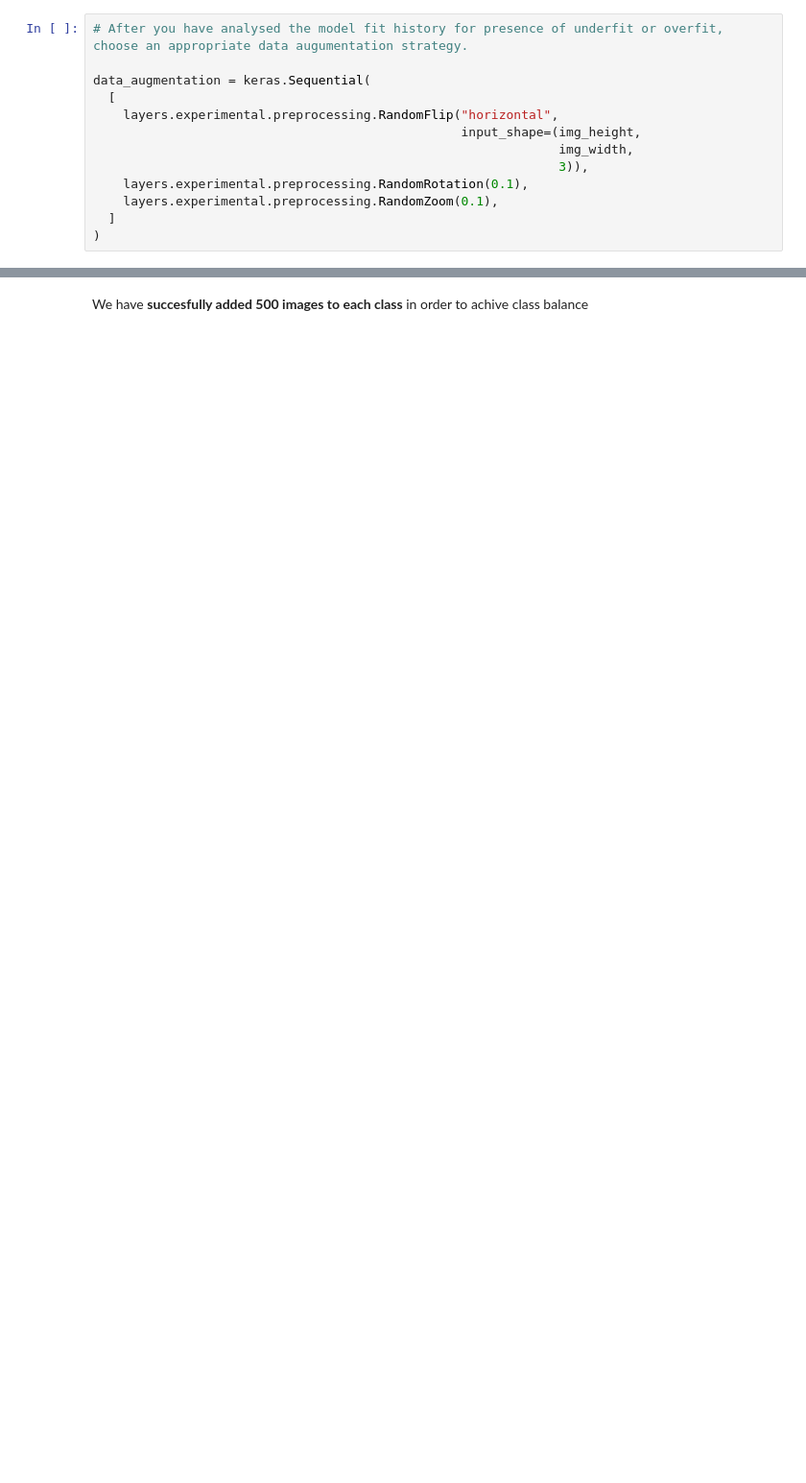
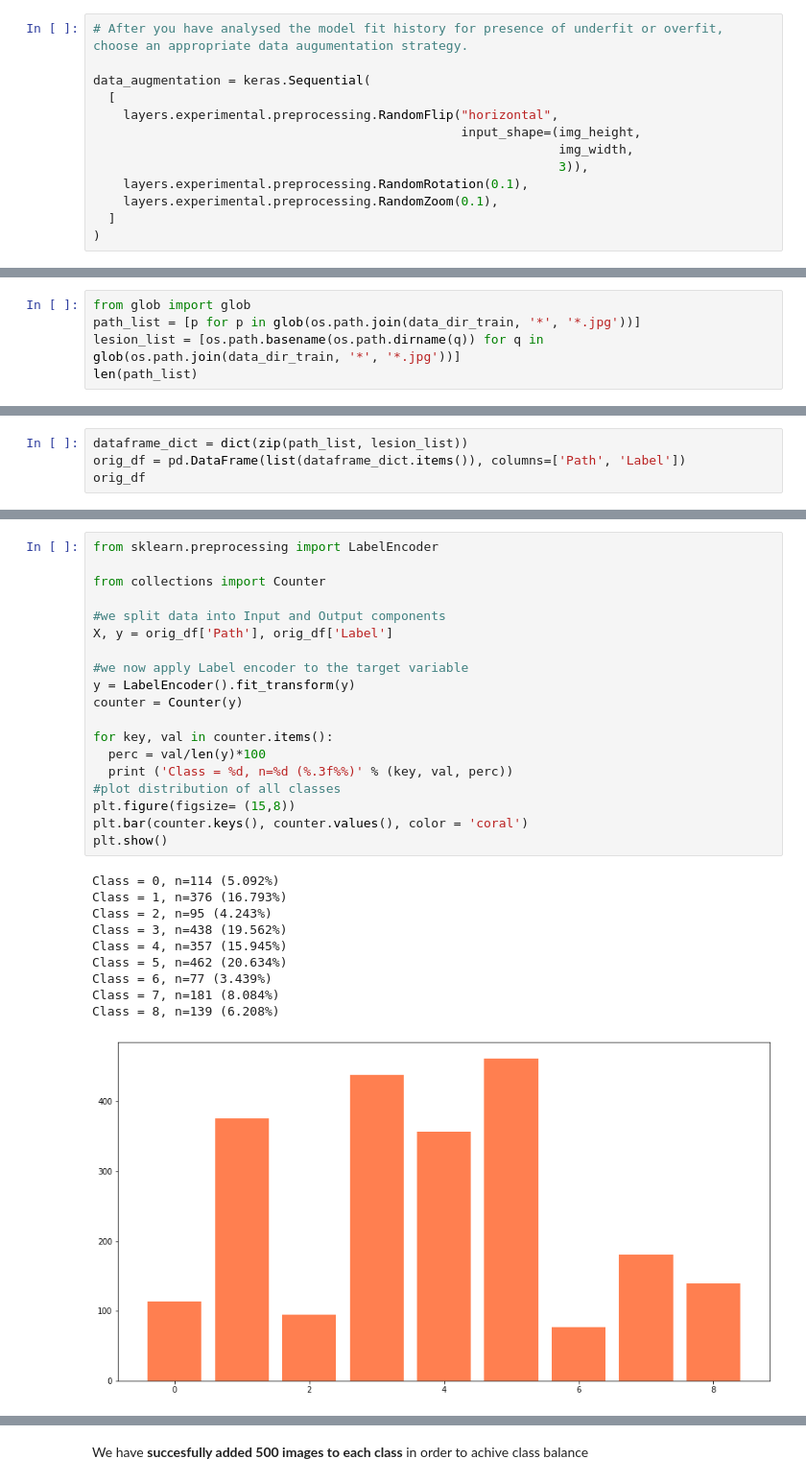
Before and after one commit to iamchrisanne/melanoma-CNN-prediction, a Jupyter notebook: chrisanne_nn.ipynb, the cells around one changed output, grey strips where cells are left out. Shown at 96% size. Cells and saved outputs as stored; diff of their text form; blank space fills up the shorter version.

```diff
--- a/chrisanne_nn.ipynb
+++ b/chrisanne_nn.ipynb
@@ -480,0 +481,5 @@ plt.show()
+# %%
+from glob import glob
+path_list = [p for p in glob(os.path.join(data_dir_train, '*', '*.jpg'))]
+lesion_list = [os.path.basename(os.path.dirname(q)) for q in glob(os.path.join(data_dir_train, '*', '*.jpg'))]
+len(path_list)
@@ -480,0 +488,4 @@ plt.show()
+# %%
+dataframe_dict = dict(zip(path_list, lesion_list))
+orig_df = pd.DataFrame(list(dataframe_dict.items()), columns=['Path', 'Label'])
+orig_df
@@ -480,0 +508,30 @@ plt.show()
+# %%
+from sklearn.preprocessing import LabelEncoder
+
+from collections import Counter
+
+#we split data into Input and Output components
+X, y = orig_df['Path'], orig_df['Label']
+
+#we now apply Label encoder to the target variable
+y = LabelEncoder().fit_transform(y)
+counter = Counter(y)
+
+for key, val in counter.items():
+  perc = val/len(y)*100
+  print ('Class = %d, n=%d (%.3f%%)' % (key, val, perc))
+#plot distribution of all classes
+plt.figure(figsize= (15,8))
+plt.bar(counter.keys(), counter.values(), color = 'coral')
+plt.show()
+# %% [output]
+Class = 0, n=114 (5.092%)
+Class = 1, n=376 (16.793%)
+Class = 2, n=95 (4.243%)
+Class = 3, n=438 (19.562%)
+Class = 4, n=357 (15.945%)
+Class = 5, n=462 (20.634%)
+Class = 6, n=77 (3.439%)
+Class = 7, n=181 (8.084%)
+Class = 8, n=139 (6.208%)
+[figure, added]
```
Also changed, not shown: parts of 124 cells of this notebook.
